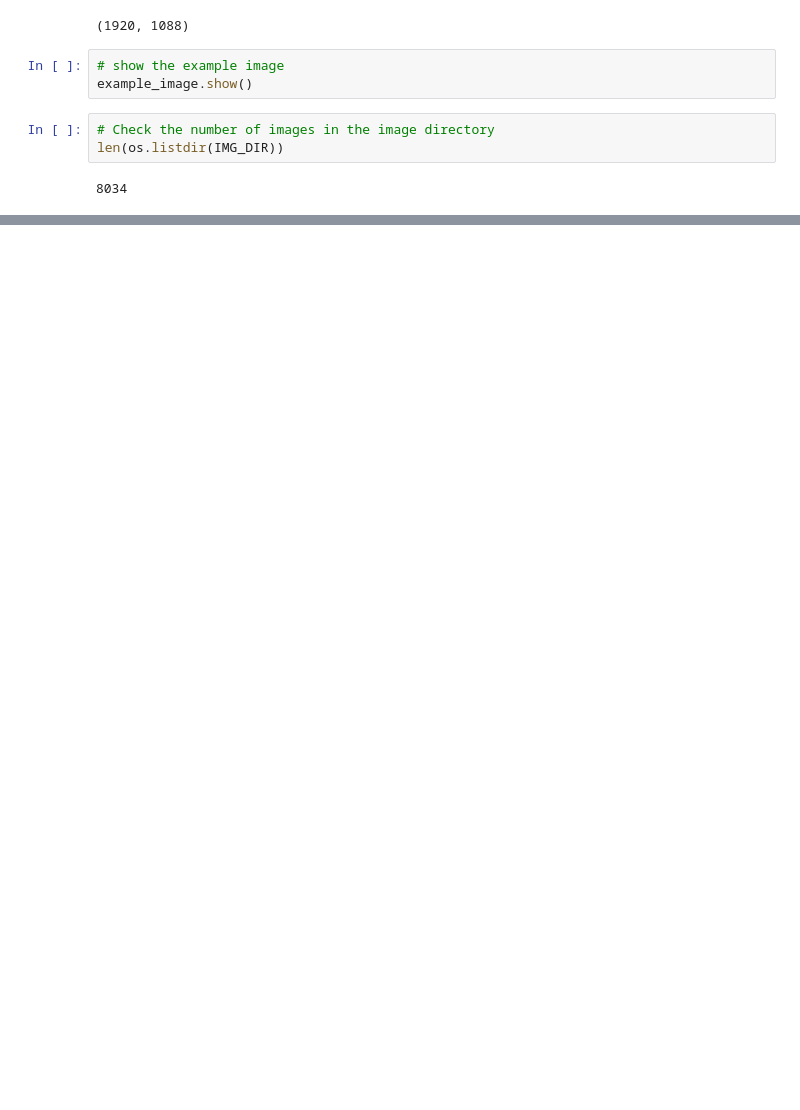
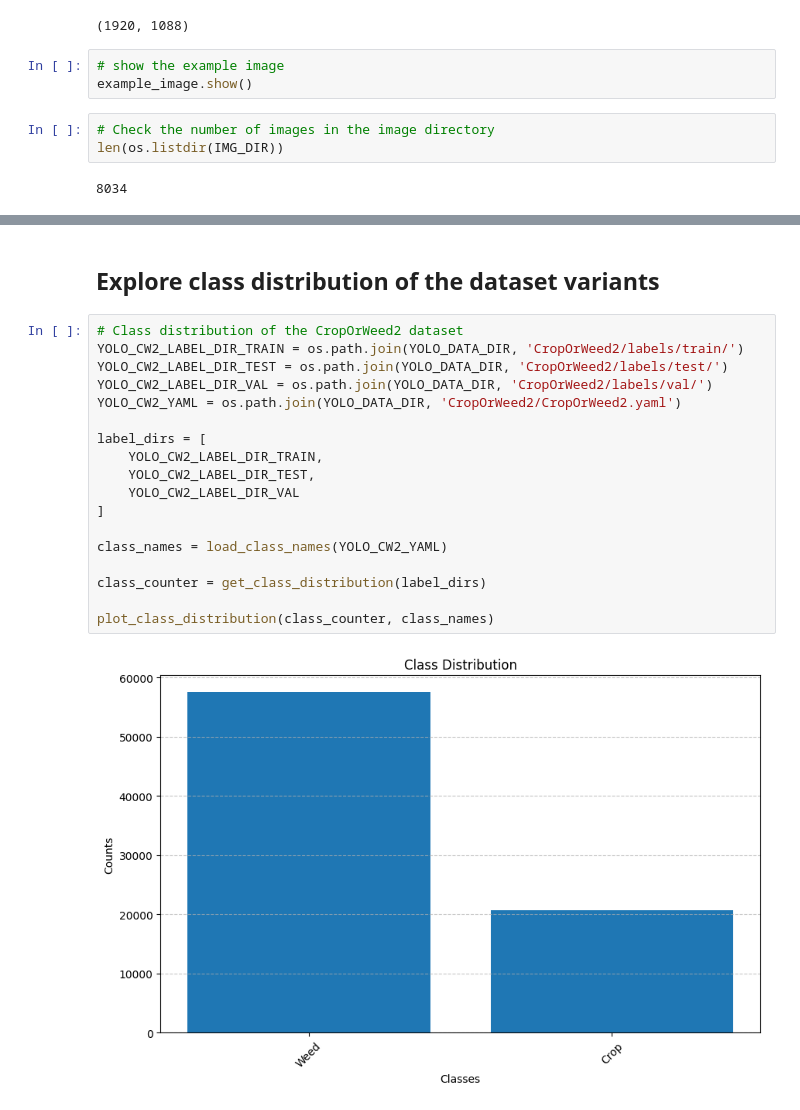
Before and after one commit to selinaweh/Studienarbeit, a Jupyter notebook: data_preprocessing/data_preprocessing.ipynb, the cells around one changed output, grey strips where cells are left out. Drawn from its saved outputs; the diff is of its cells as text; blank space fills up the shorter version.

```diff
--- a/data_preprocessing/data_preprocessing.ipynb
+++ b/data_preprocessing/data_preprocessing.ipynb
@@ -40,0 +242,22 @@ Sunflower2Eval 8035
+# %% [markdown]
+## Explore class distribution of the dataset variants
+# %%
+# Class distribution of the CropOrWeed2 dataset
+YOLO_CW2_LABEL_DIR_TRAIN = os.path.join(YOLO_DATA_DIR, 'CropOrWeed2/labels/train/')
+YOLO_CW2_LABEL_DIR_TEST = os.path.join(YOLO_DATA_DIR, 'CropOrWeed2/labels/test/')
+YOLO_CW2_LABEL_DIR_VAL = os.path.join(YOLO_DATA_DIR, 'CropOrWeed2/labels/val/')
+YOLO_CW2_YAML = os.path.join(YOLO_DATA_DIR, 'CropOrWeed2/CropOrWeed2.yaml')
+
+label_dirs = [
+    YOLO_CW2_LABEL_DIR_TRAIN,
+    YOLO_CW2_LABEL_DIR_TEST,
+    YOLO_CW2_LABEL_DIR_VAL
+]
+
+class_names = load_class_names(YOLO_CW2_YAML)
+
+class_counter = get_class_distribution(label_dirs)
+
+plot_class_distribution(class_counter, class_names)
+# %% [output]
+[figure, added]
```
Also changed, not shown: parts of 23 cells of this notebook, 23 other files.
